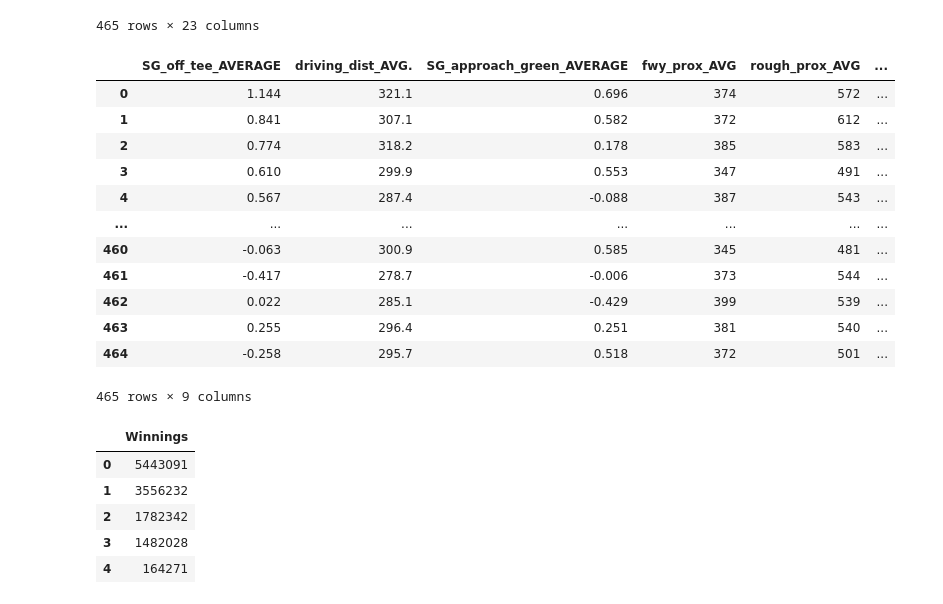
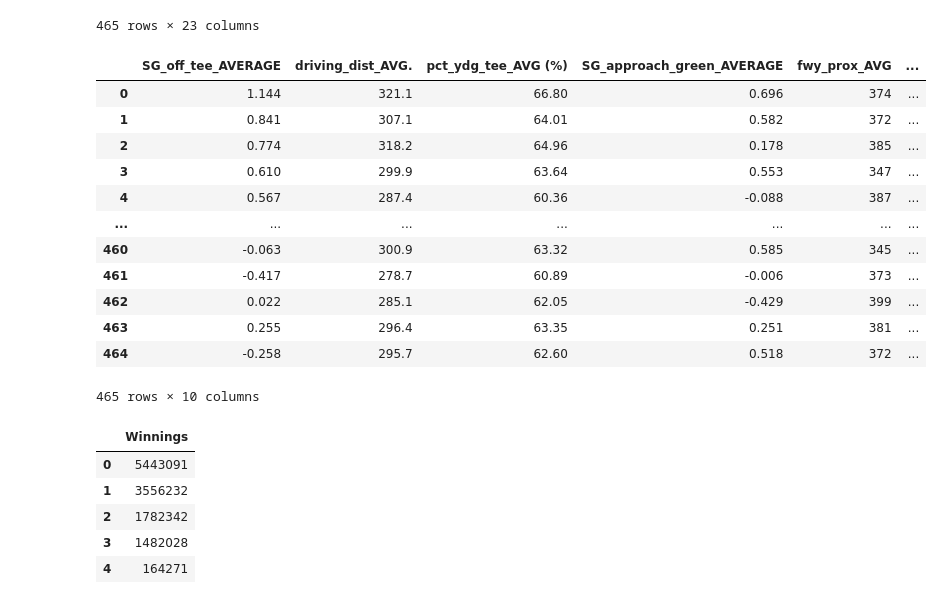
Before and after one commit to joelapsansky/red-team, a Jupyter notebook: supervised_learning_rf_selected_features.ipynb, the cells around one changed output. Drawn from its saved outputs; the diff is of its cells as text; code cells hidden in the pictures.

```diff
--- a/supervised_learning_rf_selected_features.ipynb
+++ b/supervised_learning_rf_selected_features.ipynb
@@ -41,23 +40,23 @@ pga_df
 | 464 | -0.258 | 0.138 | 295.7 | 62.60 | 18.03 | ... |
 465 rows × 23 columns
 # %%
-# Define the features set as everything but winnings
-X = pga_df.drop(columns=["Winnings", "bogey_avoid_% MAKES BOGEY", "btb_ratio_BIRDIE TO BOGEY RATIO", "SG_tee_green_AVERAGE", "GIR_pct_%", "GIR_pct_fwy_%", "GIR_pct_not_fwy_%", "GOFIR_pct_%", "pct_three_putt_avoid_%", "pct_one_putt_%", "scrambling_%", "driving_320+_%", "pct_ydg_tee_AVG (%)", "pct_sand_save_%"], axis=1)
+# Define the features and exclude winnings
+X = pga_df.drop(columns=["Winnings", "bogey_avoid_% MAKES BOGEY", "btb_ratio_BIRDIE TO BOGEY RATIO", "SG_tee_green_AVERAGE", "GIR_pct_%", "GIR_pct_fwy_%", "GIR_pct_not_fwy_%", "GOFIR_pct_%", "pct_three_putt_avoid_%", "pct_one_putt_%", "scrambling_%", "driving_320+_%", "pct_sand_save_%"], axis=1)
 X
 # %% [output]
-|  | SG_off_tee_AVERAGE | driving_dist_AVG. | SG_approach_green_AVERAGE | fwy_prox_AVG | rough_prox_AVG | ... |
-| 0 | 1.144 | 321.1 | 0.696 | 374 | 572 | ... |
-| 1 | 0.841 | 307.1 | 0.582 | 372 | 612 | ... |
-| 2 | 0.774 | 318.2 | 0.178 | 385 | 583 | ... |
-| 3 | 0.610 | 299.9 | 0.553 | 347 | 491 | ... |
-| 4 | 0.567 | 287.4 | -0.088 | 387 | 543 | ... |
+|  | SG_off_tee_AVERAGE | driving_dist_AVG. | pct_ydg_tee_AVG (%) | SG_approach_green_AVERAGE | fwy_prox_AVG | ... |
+| 0 | 1.144 | 321.1 | 66.80 | 0.696 | 374 | ... |
+| 1 | 0.841 | 307.1 | 64.01 | 0.582 | 372 | ... |
+| 2 | 0.774 | 318.2 | 64.96 | 0.178 | 385 | ... |
+| 3 | 0.610 | 299.9 | 63.64 | 0.553 | 347 | ... |
+| 4 | 0.567 | 287.4 | 60.36 | -0.088 | 387 | ... |
 | ... | ... | ... | ... | ... | ... | ... |
-| 460 | -0.063 | 300.9 | 0.585 | 345 | 481 | ... |
-| 461 | -0.417 | 278.7 | -0.006 | 373 | 544 | ... |
-| 462 | 0.022 | 285.1 | -0.429 | 399 | 539 | ... |
-| 463 | 0.255 | 296.4 | 0.251 | 381 | 540 | ... |
-| 464 | -0.258 | 295.7 | 0.518 | 372 | 501 | ... |
+| 460 | -0.063 | 300.9 | 63.32 | 0.585 | 345 | ... |
+| 461 | -0.417 | 278.7 | 60.89 | -0.006 | 373 | ... |
+| 462 | 0.022 | 285.1 | 62.05 | -0.429 | 399 | ... |
+| 463 | 0.255 | 296.4 | 63.35 | 0.251 | 381 | ... |
+| 464 | -0.258 | 295.7 | 62.60 | 0.518 | 372 | ... |
-465 rows × 9 columns
+465 rows × 10 columns
 # %%
 # Define the target set as Money/ Earning PGA
 y = pga_df[["Winnings"]]
```
Also changed, not shown: parts of 7 cells of this notebook.
